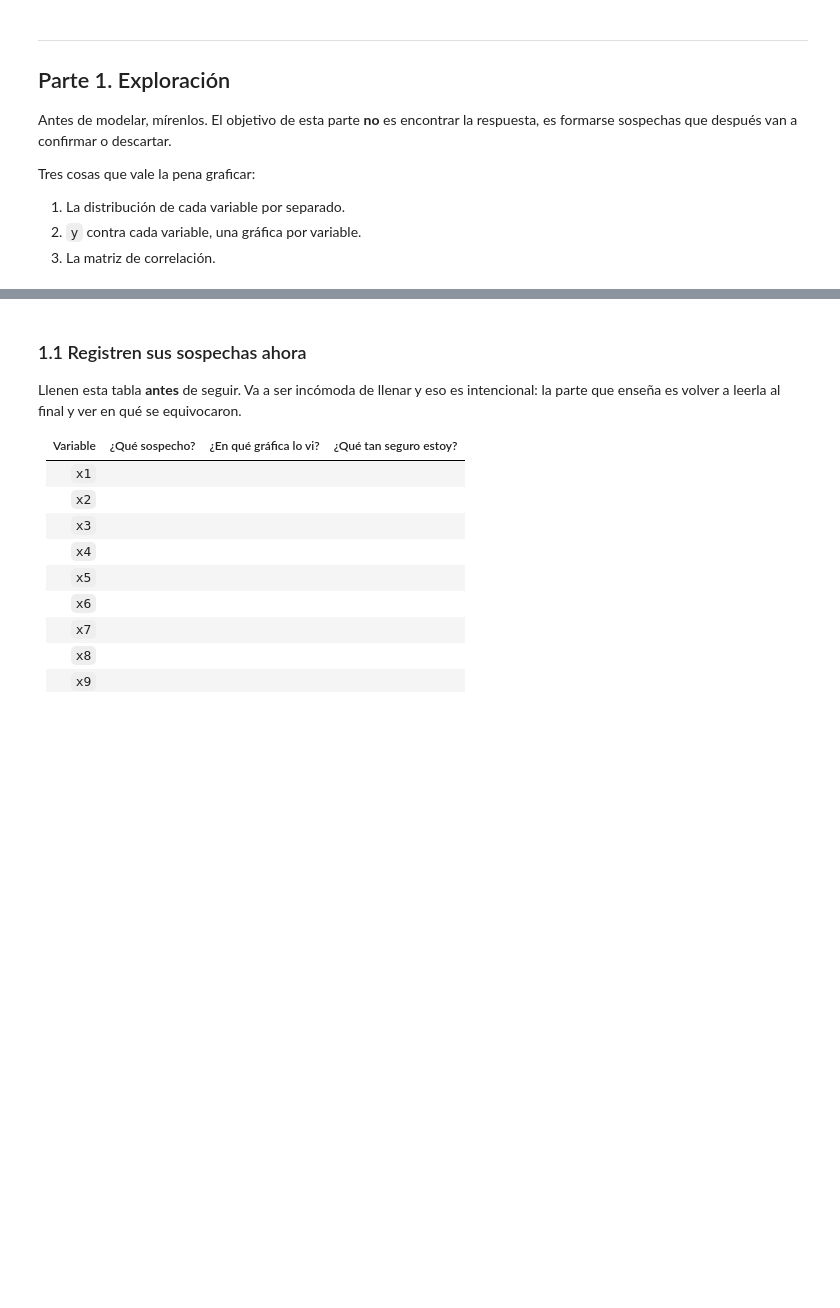
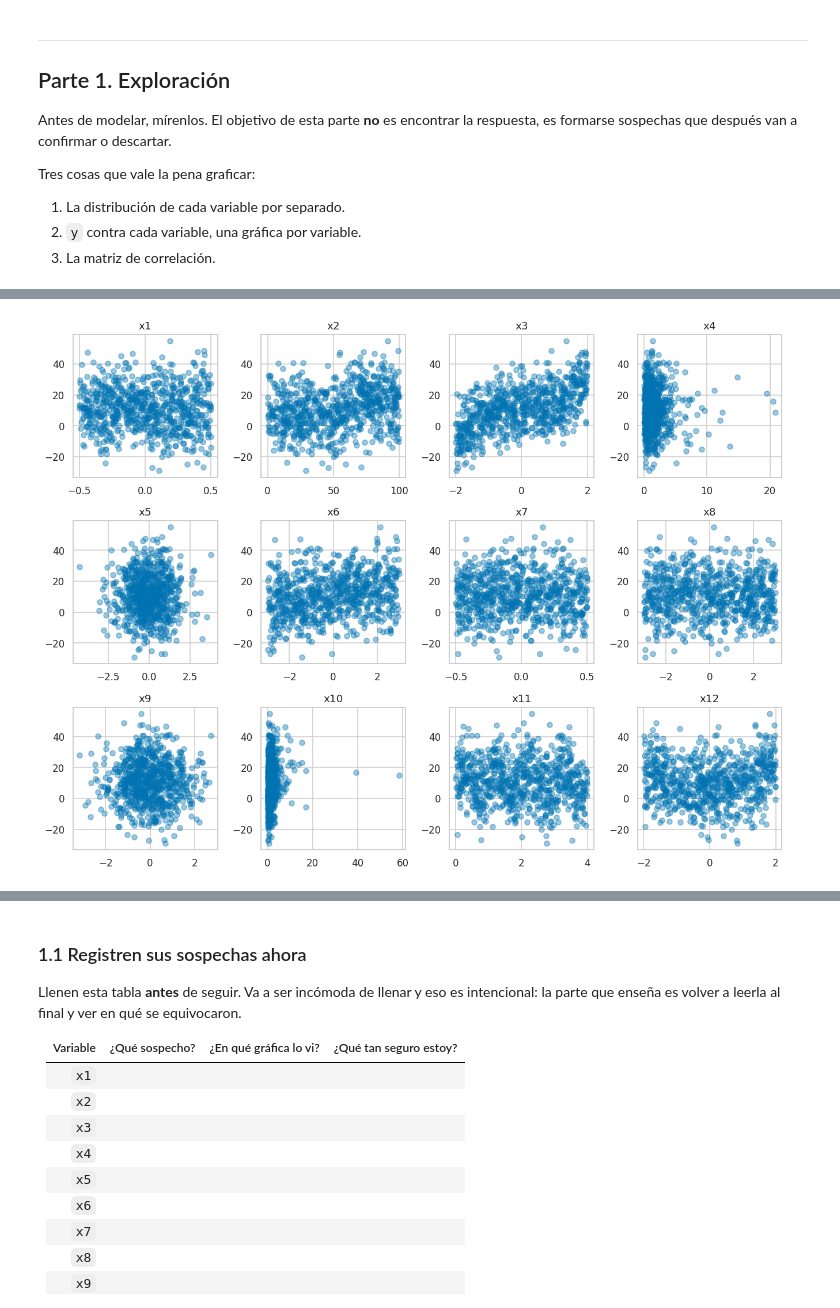
Before and after one commit to nasaul/mineria_datos, a Jupyter notebook: tareas/tarea_01_aproximacion_funcion.ipynb, the cells around one changed output, grey strips where cells are left out. Drawn from its saved outputs; the diff is of its cells as text; code cells hidden in the pictures; blank space fills up the shorter version.

```diff
--- a/tareas/tarea_01_aproximacion_funcion.ipynb
+++ b/tareas/tarea_01_aproximacion_funcion.ipynb
@@ -167,3 +214,15 @@ Tres cosas que vale la pena graficar:
 # %%
-# TODO: `y` contra cada variable. Una rejilla de 12 paneles.
-# Usen puntos con transparencia (`alpha`): con 800 observaciones se traslapan.
+# TODO: "y" contra cada variable. Una rejilla de 12 paneles.
+
+import matplotlib.pyplot as plt
+
+fig, axes = plt.subplots(3, 4, figsize=(12, 9))
+
+for x, ax in zip(VARIABLES, axes.flat):
+    ax.scatter(train[x], train["y"], alpha=0.4)
+    ax.set_title(x)
+
+plt.tight_layout()
+plt.show()
+# %% [output]
+[figure, added]
```
Also changed, not shown: parts of 29 cells of this notebook.
